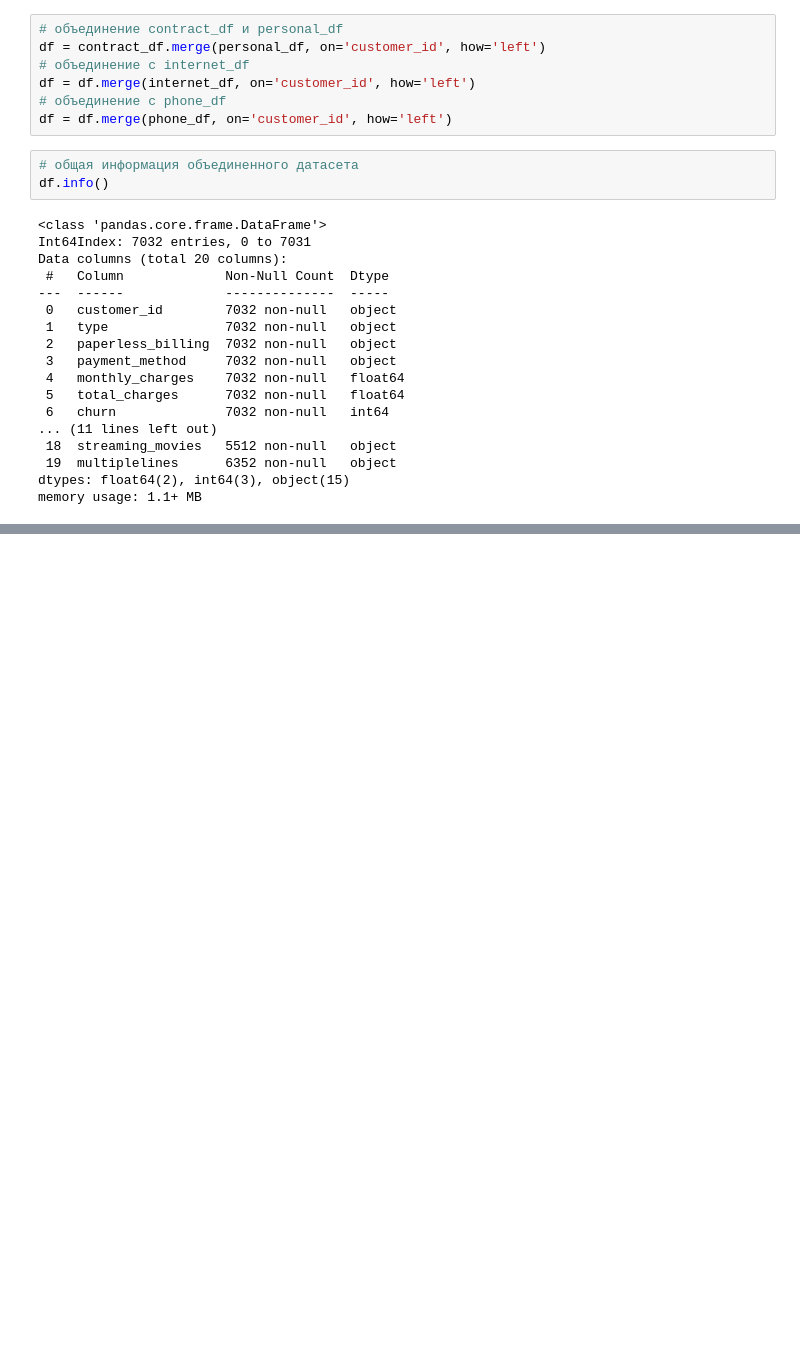
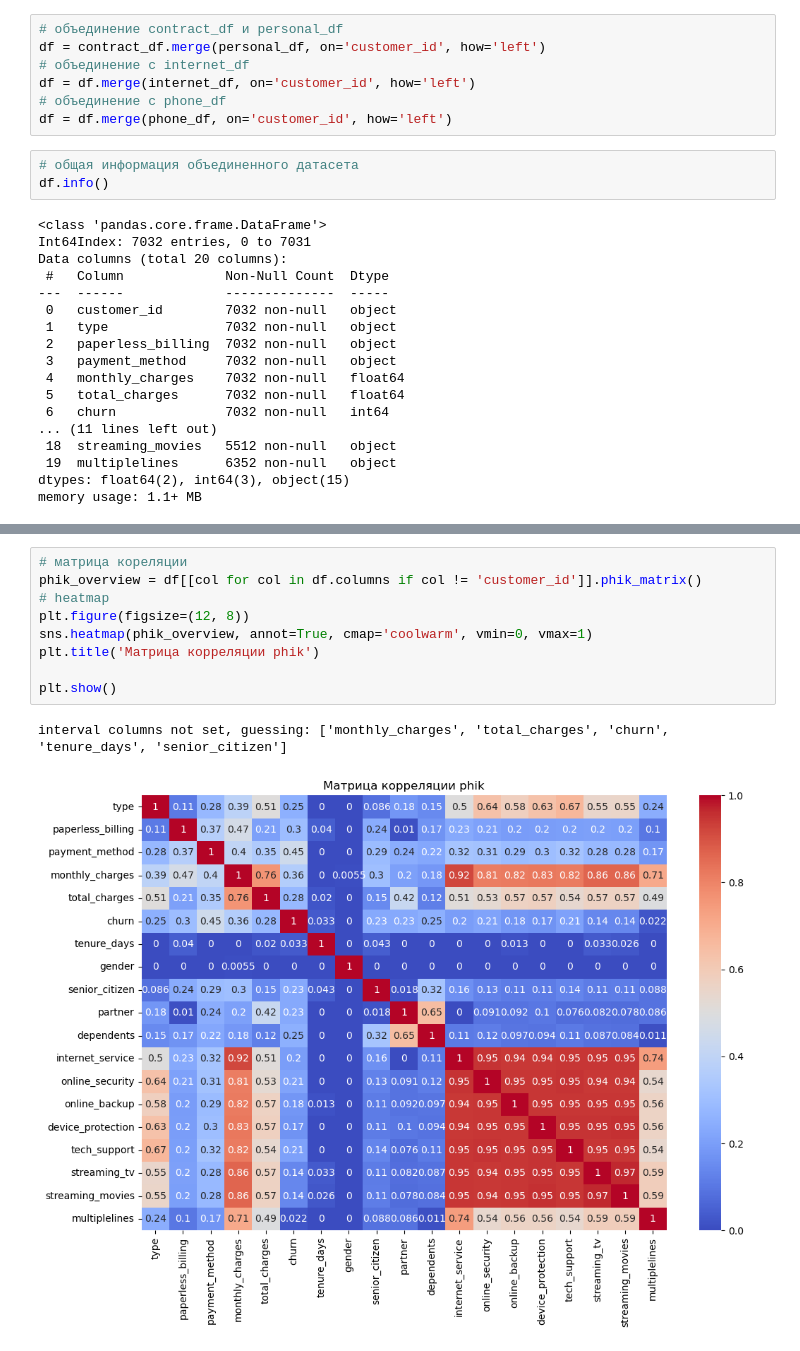
Before and after one commit to Denis-Mukhanov/client-churn-prediction, a Jupyter notebook: client_churn_prediction.ipynb, the cells around one changed output, grey strips where cells are left out. Cells and saved outputs as stored; diff of their text form; blank space fills up the shorter version.

```diff
--- a/client_churn_prediction.ipynb
+++ b/client_churn_prediction.ipynb
@@ -784,0 +810,12 @@ memory usage: 1.1+ MB
+# %%
+# матрица кореляции
+phik_overview = df[[col for col in df.columns if col != 'customer_id']].phik_matrix()
+# heatmap
+plt.figure(figsize=(12, 8))
+sns.heatmap(phik_overview, annot=True, cmap='coolwarm', vmin=0, vmax=1)
+plt.title('Матрица корреляции phik')
+
+plt.show()
+# %% [output]
+interval columns not set, guessing: ['monthly_charges', 'total_charges', 'churn', 'tenure_days', 'senior_citizen']
+[figure, added]
```
Also changed, not shown: parts of 30 cells of this notebook.
